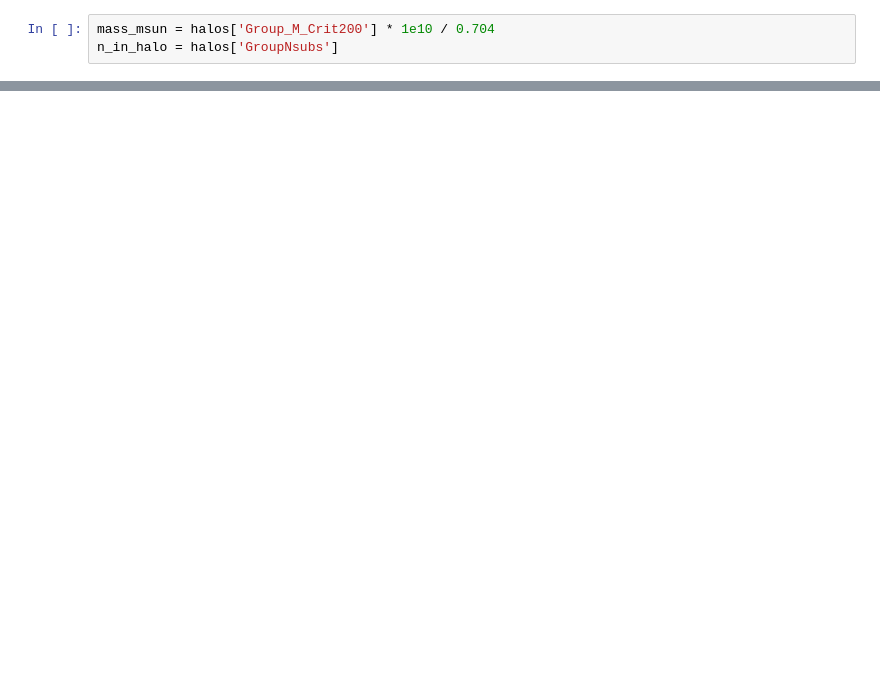
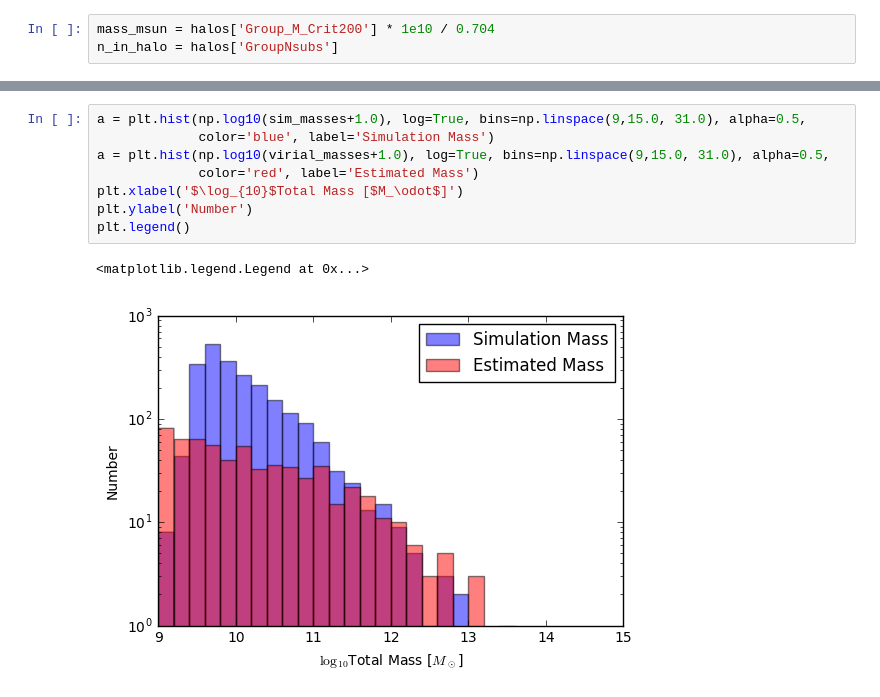
Before and after one commit to forero/IllustrisGroups, a Jupyter notebook: src/group_exploration.ipynb, the cells around one changed output, grey strips where cells are left out. Saved outputs shown, nothing was run; the diff lists cells and outputs as text; blank space fills up the shorter version.

```diff
--- a/src/group_exploration.ipynb
+++ b/src/group_exploration.ipynb
@@ -32,0 +84,11 @@ a = plt.hist(log_mass_msun[mass_limit], log=True, bins=np.linspace(9,15.0, 26.0)
+# %%
+a = plt.hist(np.log10(sim_masses+1.0), log=True, bins=np.linspace(9,15.0, 31.0), alpha=0.5,
+             color='blue', label='Simulation Mass')
+a = plt.hist(np.log10(virial_masses+1.0), log=True, bins=np.linspace(9,15.0, 31.0), alpha=0.5,
+             color='red', label='Estimated Mass')
+plt.xlabel('$\log_{10}$Total Mass [$M_\odot$]')
+plt.ylabel('Number')
+plt.legend()
+# %% [output]
+<matplotlib.legend.Legend at 0x...>
+[figure, added]
```
Also changed, not shown: parts of 8 cells of this notebook.
